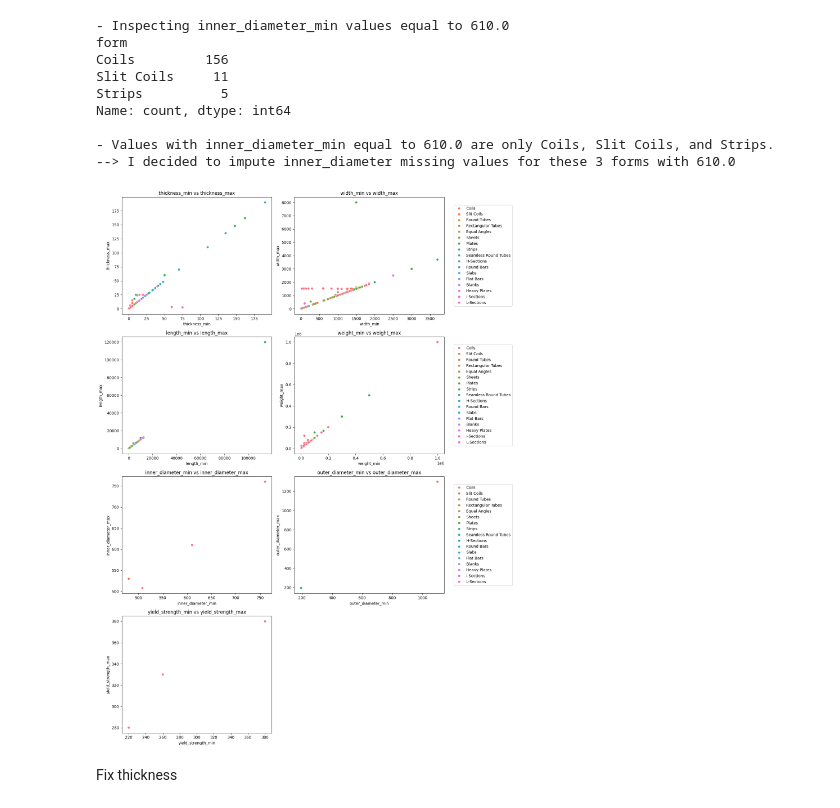
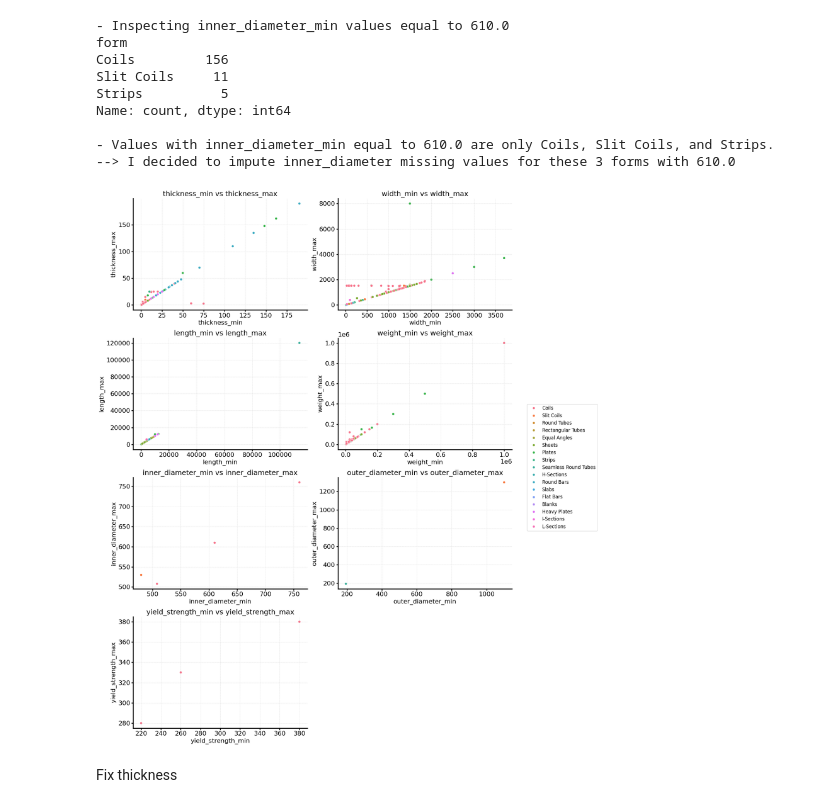
Before and after one commit to DavidePanza/VanillaSteel_CaseStudy, a Jupyter notebook: sandbox3.ipynb, the cells around one changed output. Drawn from its saved outputs; the diff is of its cells as text; code cells hidden in the pictures.

```diff
--- a/sandbox3.ipynb
+++ b/sandbox3.ipynb
@@ -149,3 +153,7 @@ cols_with_ranges = [
     'hardness_HB_HV_HRC',
     'Nb_V_Ti_others'
 ]
+
+
+for col in cols_with_ranges:
+    df_merged = extract_ranges(df_merged, col)
@@ -247,47 +222,19 @@ Name: count, dtype: int64
 # %%
 # Define your variable groups
 var_groups = [
     ['thickness_min', 'thickness_max'],
     ['width_min', 'width_max'],
     ['length_min', 'length_max'],
     ['weight_min', 'weight_max'],
     ['inner_diameter_min', 'inner_diameter_max'],
     ['outer_diameter_min', 'outer_diameter_max'],
     ['yield_strength_min', 'yield_strength_max']
 ]
 
-n_cols = 2
-n_rows = (len(var_groups) + 1) // n_cols
 
-fig, axes = plt.subplots(n_rows, n_cols, figsize=(15, n_rows*5))
-axes = axes.flatten()
-
-# Create plots without legends
-for i, vars in enumerate(var_groups):
-    sns.scatterplot(data=df_merged, x=vars[0], y=vars[1], hue='form', ax=axes[i], legend=False)
-    axes[i].set_title(f"{vars[0]} vs {vars[1]}")
-
-# Remove empty subplots
-for i in range(len(var_groups), len(axes)):
-    fig.delaxes(axes[i])
-
-# Create a temporary plot to get legend elements
-temp_ax = fig.add_subplot(111, frame_on=False)
-temp_ax.tick_params(labelcolor="none", bottom=False, left=False)
-sns.scatterplot(data=df_merged, x='thickness_min', y='thickness_max', hue='form', ax=temp_ax)
-handles, labels = temp_ax.get_legend_handles_labels()
-temp_ax.remove()
-
-# Add legends
-legend_rows = [1, 3, 5]
-for i, row_idx in enumerate(legend_rows):
-    if row_idx < len(axes) and i * 2 < len(var_groups):
-        axes[row_idx].legend(handles, labels, bbox_to_anchor=(1.05, 0.5), loc='center left')
-
-plt.tight_layout()
-plt.show()
+plot_scatter_for_variable_groups(df_merged, var_groups)
 # %% [output]
-[figure, old version]
+[figure, new version]
 # %% [markdown]
 Fix thickness
 # %%
```
Also changed, not shown: parts of 24 cells of this notebook.
